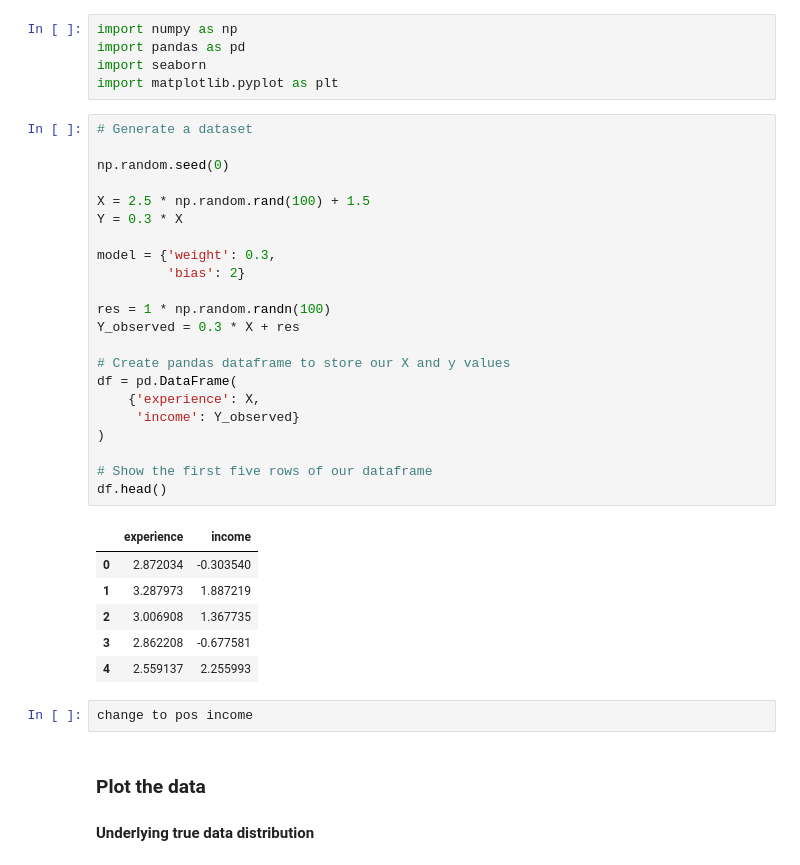
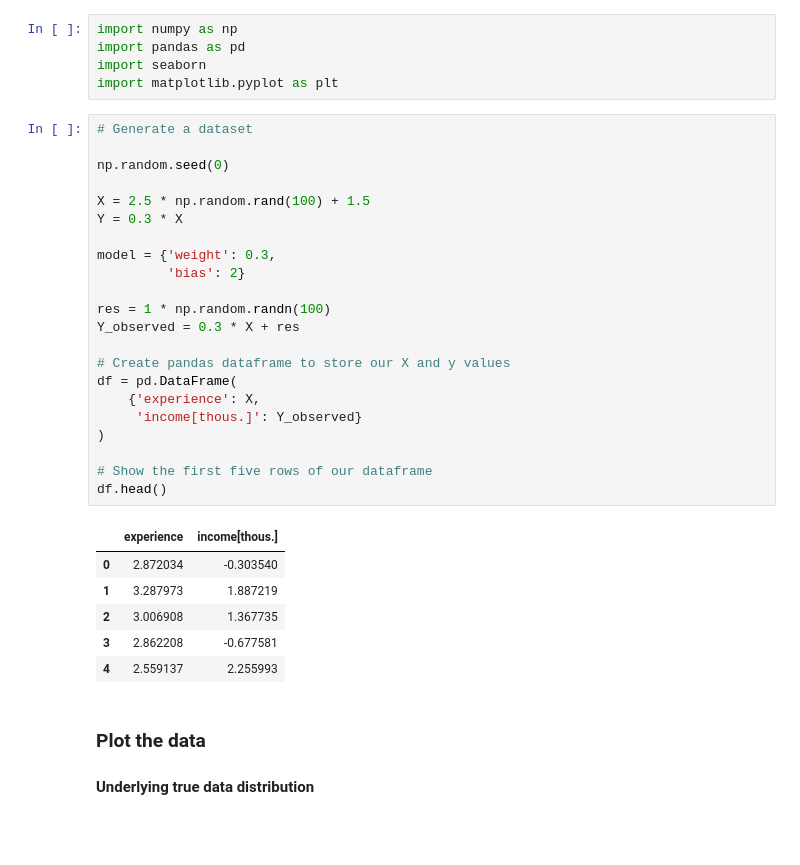
Before and after one commit to dennis-grinwald/tubddscourse, a Jupyter notebook: ml_part/day1_regression/lecture_linear_regression.ipynb, the cells around one changed output. Cells and saved outputs as stored; diff of their text form; blank space fills up the shorter version.

```diff
--- a/ml_part/day1_regression/lecture_linear_regression.ipynb
+++ b/ml_part/day1_regression/lecture_linear_regression.ipynb
@@ -29,34 +29,32 @@ import matplotlib.pyplot as plt
 # %%
 # Generate a dataset
 
 np.random.seed(0)
 
 X = 2.5 * np.random.rand(100) + 1.5
 Y = 0.3 * X
 
 model = {'weight': 0.3,
          'bias': 2}
 
 res = 1 * np.random.randn(100)
 Y_observed = 0.3 * X + res
 
 # Create pandas dataframe to store our X and y values
 df = pd.DataFrame(
     {'experience': X,
-     'income': Y_observed}
+     'income[thous.]': Y_observed}
 )
 
 # Show the first five rows of our dataframe
 df.head()
 # %% [output]
-|  | experience | income |
+|  | experience | income[thous.] |
 | 0 | 2.872034 | -0.303540 |
 | 1 | 3.287973 | 1.887219 |
 | 2 | 3.006908 | 1.367735 |
 | 3 | 2.862208 | -0.677581 |
 | 4 | 2.559137 | 2.255993 |
-# %%
-change to pos income
 # %% [markdown]
 ### Plot the data
 #### Underlying true data distribution
```
Also changed, not shown: parts of 7 cells of this notebook, 2 other files.
